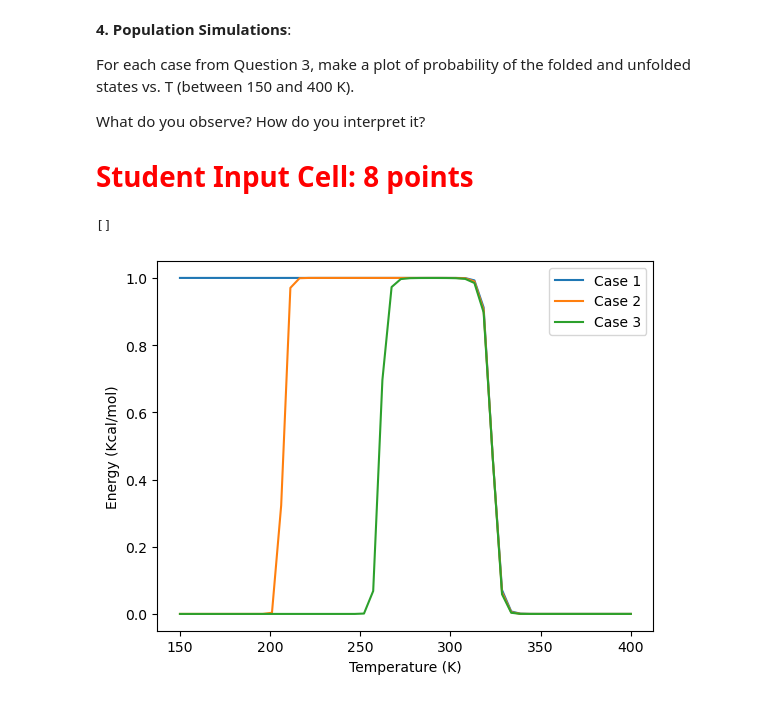
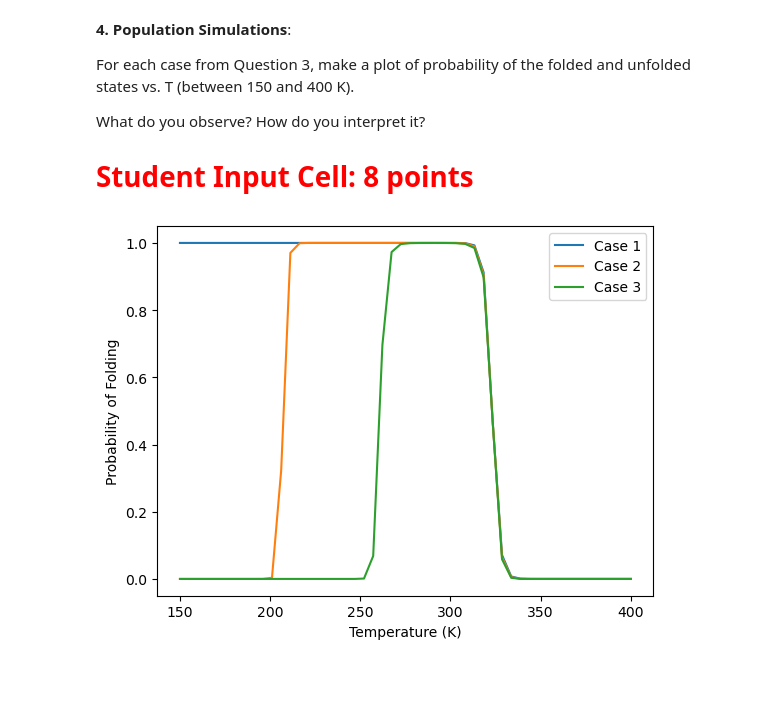
Before and after one commit to Requiem-theDM/qblab2, a Jupyter notebook: week5/Beale_Quant_lab_20250228.ipynb, the cells around one changed output. Saved outputs shown, nothing was run; the diff lists cells and outputs as text; code cells hidden in the pictures.

```diff
--- a/week5/Beale_Quant_lab_20250228.ipynb
+++ b/week5/Beale_Quant_lab_20250228.ipynb
@@ -127,7 +127,7 @@ def K(deltaG,R,T):
     return np.exp(-deltaG/(R*T))
 
 def Q(deltaG,R,T):
-    return 1 +
+    return 1 + np.exp(-deltaG/(R*T))
 
 def PU(K,Q):
     return K/Q
@@ -326,21 +326,20 @@ What do you observe? How do you interpret it?
 # %%
 expanded_temp_range = np.linspace(150,400)
 
 plt.plot(expanded_temp_range,prob_calc(delta_G(100,0,50+273.15,expanded_temp_range),expanded_temp_range,R)[0],label="Case 1")
 plt.plot(expanded_temp_range,prob_calc(delta_G(100,1.5,50+273.15,expanded_temp_range),expanded_temp_range,R)[0],label="Case 2")
 plt.plot(expanded_temp_range,prob_calc(delta_G(100,3,50+273.15,expanded_temp_range),expanded_temp_range,R)[0],label="Case 3")
 plt.legend()
 plt.xlabel("Temperature (K)")
 plt.ylabel("Probability of Folding")
-plt.plot()
+plt.show()
 
 
 
 ##----------------------------------------------- ##
 ## What do you observe? Answer below as a comment ##
 ##----------------------------------------------- ##
 
 # As Delta CP increases, Delta G becomes less and less linear, decreasing at both lower and higher values of temperature. As a result, the temperature range as which the protein can remain folded becomes smaller and smaller as Delta Cp increases.
 # %% [output]
-[]
-[figure, old version]
+[figure, new version]
```
Also changed, not shown: 3 other files.
